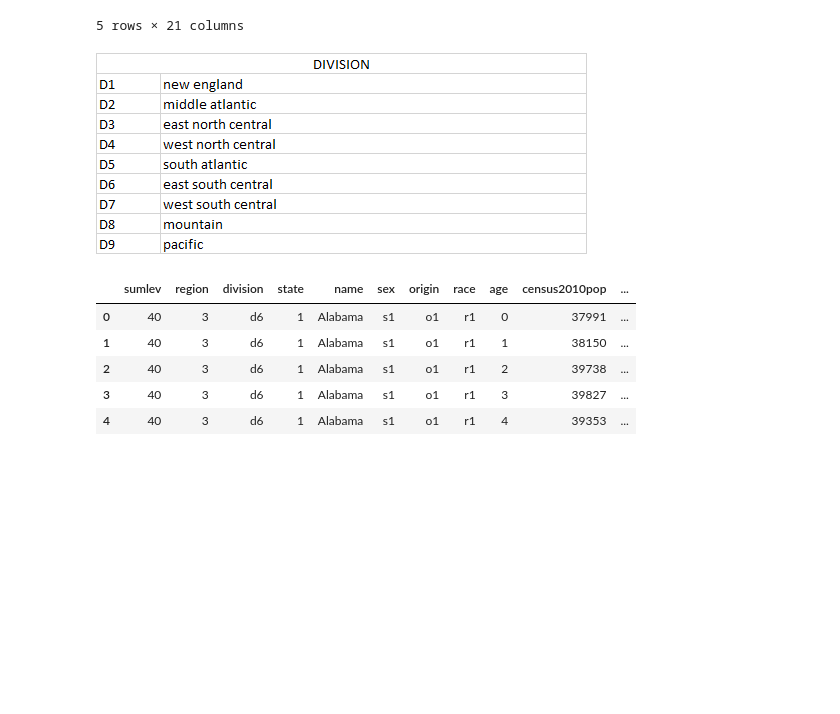
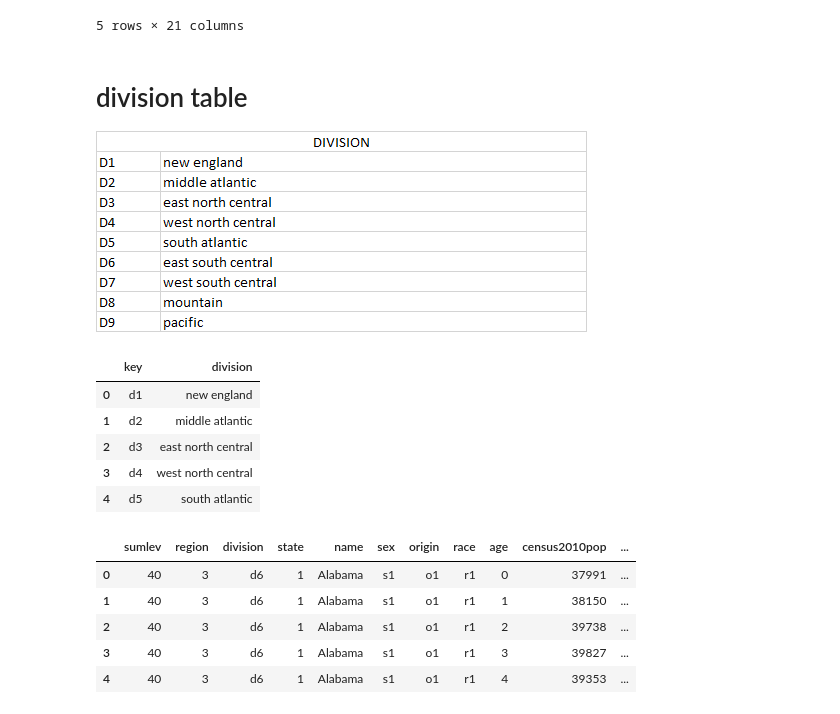
Before and after one commit to isabelle-sanford/senate-analysis, a Jupyter notebook: Resources/kosal/DataCleanUP.ipynb, the cells around one changed output. Drawn from its saved outputs; the diff is of its cells as text; code cells hidden in the pictures; blank space fills up the shorter version.

```diff
--- a/Resources/kosal/DataCleanUP.ipynb
+++ b/Resources/kosal/DataCleanUP.ipynb
@@ -75,6 +163,19 @@ population_df.head()
 | 4 | 40 | 3 | 6 | 1 | Alabama | s1 | o1 | r1 | 4 | 39353 | ... |
 5 rows × 21 columns
 # %% [markdown]
-
+# division table
 ![image.png](attachment:image.png)
+# %%
+divi_key = ["d1","d2","d3","d4","d5","d6","d7","d8","d9"]
+divi = ['new england','middle atlantic','east north central','west north central',
+        'south atlantic','east south central', 'west south central','mountain', 'pacific']
+division_df =pd.DataFrame({'key': divi_key, 'division': divi})
+division_df.head()
+# %% [output]
+|  | key | division |
+| 0 | d1 | new england |
+| 1 | d2 | middle atlantic |
+| 2 | d3 | east north central |
+| 3 | d4 | west north central |
+| 4 | d5 | south atlantic |
 # %%
```
Also changed, not shown: parts of 19 cells of this notebook, 4 other files.
